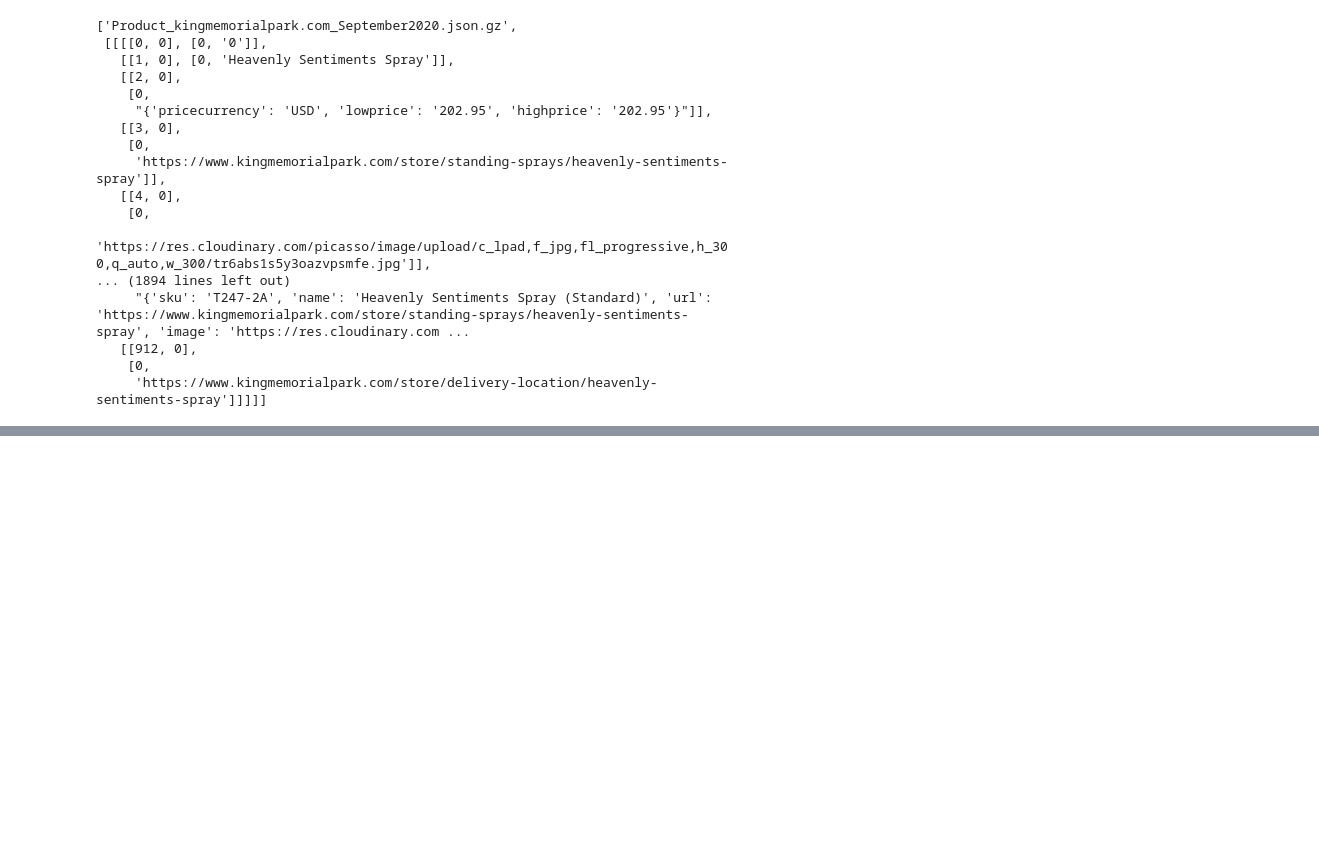
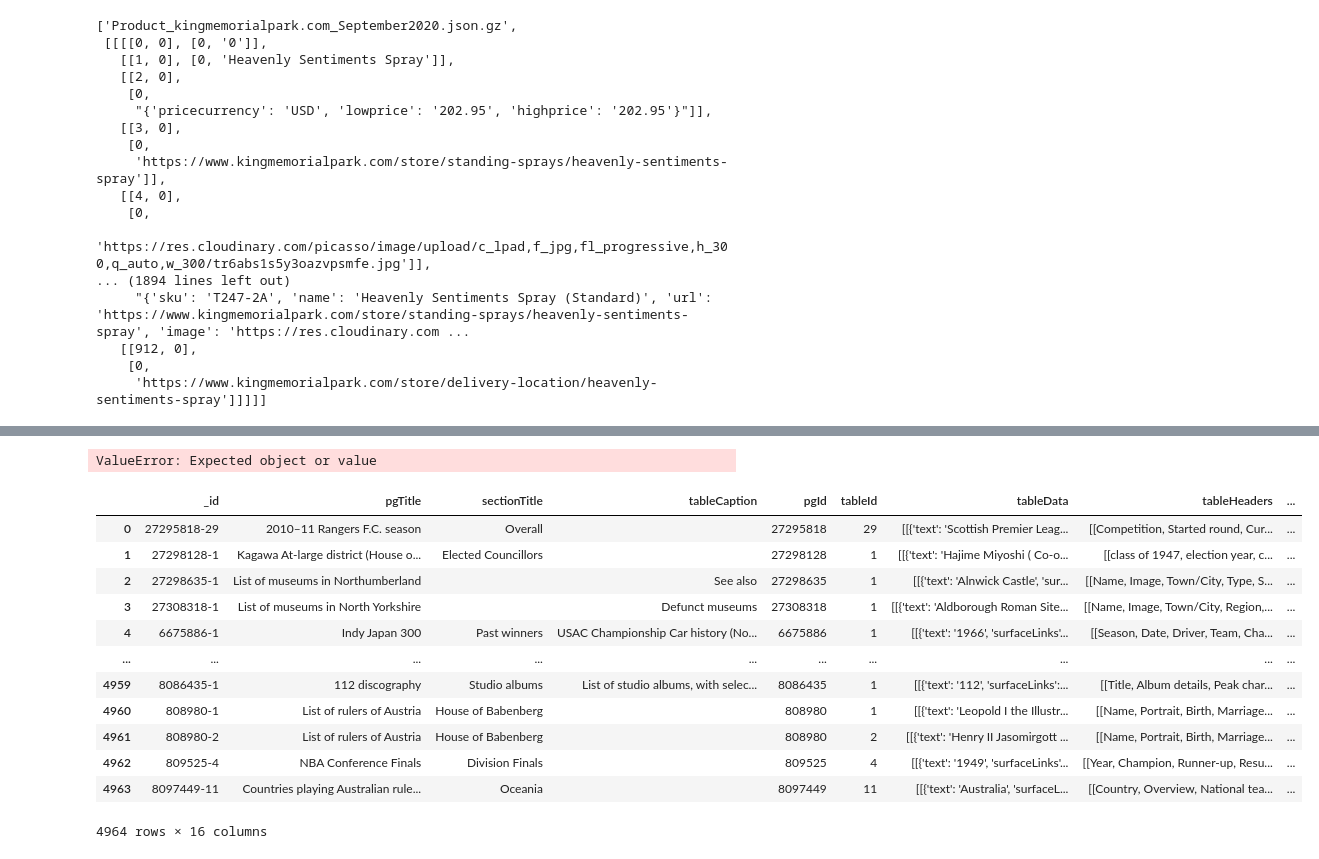
Before and after one commit to NiklasSabel/data_integration_using_deep_learning, a Jupyter notebook: notebooks/Schema/TURL/TURL_tables_jh.ipynb, the cells around one changed output, grey strips where cells are left out. Drawn from its saved outputs; the diff is of its cells as text; code cells hidden in the pictures; blank space fills up the shorter version.

Commit message:
add col types

```diff
--- a/notebooks/Schema/TURL/TURL_tables_jh.ipynb
+++ b/notebooks/Schema/TURL/TURL_tables_jh.ipynb
@@ -225,3 +253,23 @@ with progressbar.ProgressBar(max_value=len(small_files_train)) as bar:
 ... (188 outputs left out)
 # %%
 train_representation
+# %%
+wiki_col_type_df = pd.read_json('../../../src/models/Schema/TURL/test.table_col_type.json', lines=True)
+# %% [output]
+ValueError: Expected object or value
+# %%
+wiki_col_type_df
+# %% [output]
+|  | _id | pgTitle | sectionTitle | tableCaption | pgId | tableId | tableData | tableHeaders | ... |
+| 0 | 27295818-29 | 2010–11 Rangers F.C. season | Overall |  | 27295818 | 29 | [[{'text': 'Scottish Premier Leag... | [[Competition, Started round, Cur... | ... |
+| 1 | 27298128-1 | Kagawa At-large district (House o... | Elected Councillors |  | 27298128 | 1 | [[{'text': 'Hajime Miyoshi ( Co-o... | [[class of 1947, election year, c... | ... |
+| 2 | 27298635-1 | List of museums in Northumberland |  | See also | 27298635 | 1 | [[{'text': 'Alnwick Castle', 'sur... | [[Name, Image, Town/City, Type, S... | ... |
+| 3 | 27308318-1 | List of museums in North Yorkshire |  | Defunct museums | 27308318 | 1 | [[{'text': 'Aldborough Roman Site... | [[Name, Image, Town/City, Region,... | ... |
+| 4 | 6675886-1 | Indy Japan 300 | Past winners | USAC Championship Car history (No... | 6675886 | 1 | [[{'text': '1966', 'surfaceLinks'... | [[Season, Date, Driver, Team, Cha... | ... |
+| ... | ... | ... | ... | ... | ... | ... | ... | ... | ... |
+| 4959 | 8086435-1 | 112 discography | Studio albums | List of studio albums, with selec... | 8086435 | 1 | [[{'text': '112', 'surfaceLinks':... | [[Title, Album details, Peak char... | ... |
+| 4960 | 808980-1 | List of rulers of Austria | House of Babenberg |  | 808980 | 1 | [[{'text': 'Leopold I the Illustr... | [[Name, Portrait, Birth, Marriage... | ... |
+| 4961 | 808980-2 | List of rulers of Austria | House of Babenberg |  | 808980 | 2 | [[{'text': 'Henry II Jasomirgott ... | [[Name, Portrait, Birth, Marriage... | ... |
+| 4962 | 809525-4 | NBA Conference Finals | Division Finals |  | 809525 | 4 | [[{'text': '1949', 'surfaceLinks'... | [[Year, Champion, Runner-up, Resu... | ... |
+| 4963 | 8097449-11 | Countries playing Australian rule... | Oceania |  | 8097449 | 11 | [[{'text': 'Australia', 'surfaceL... | [[Country, Overview, National tea... | ... |
+4964 rows × 16 columns
```
Also changed, not shown: parts of 6 cells of this notebook.
